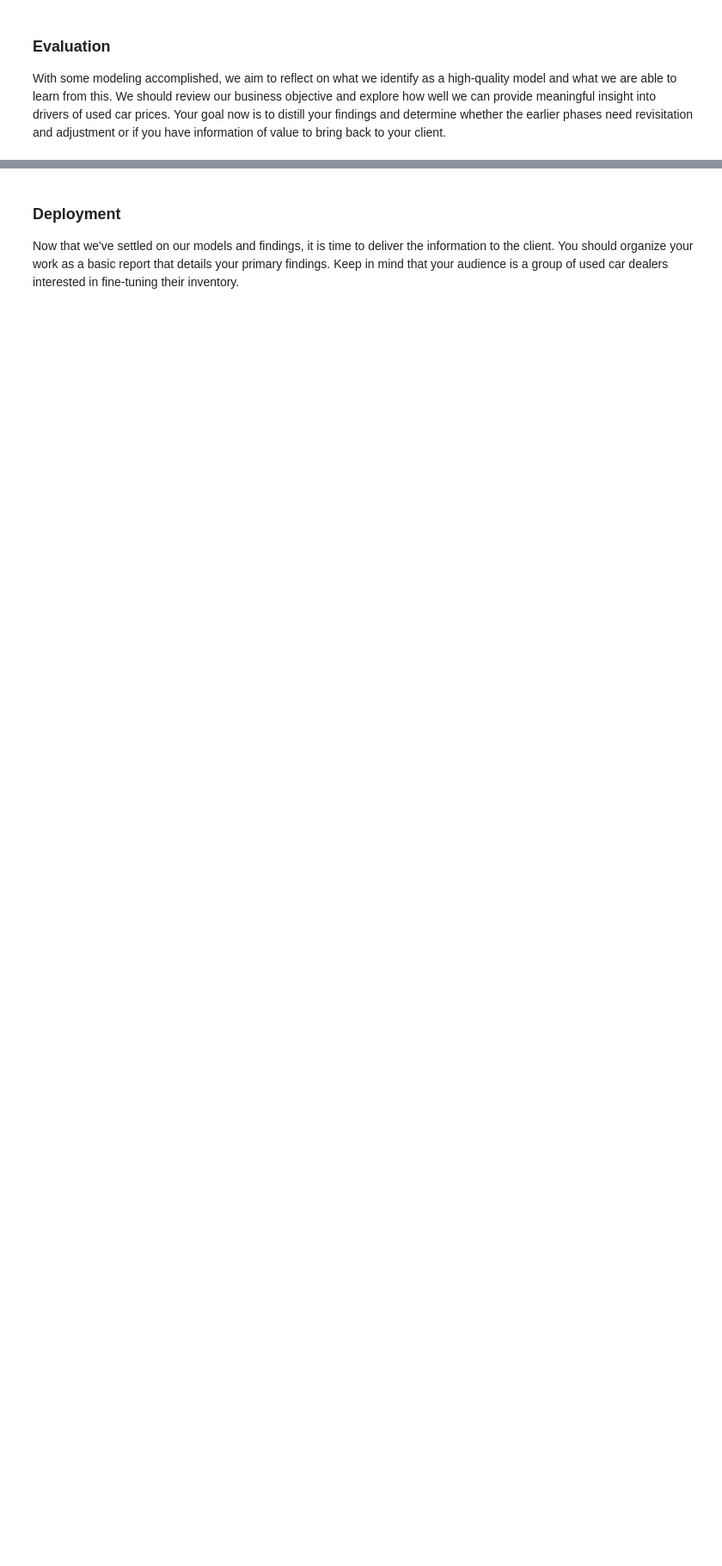
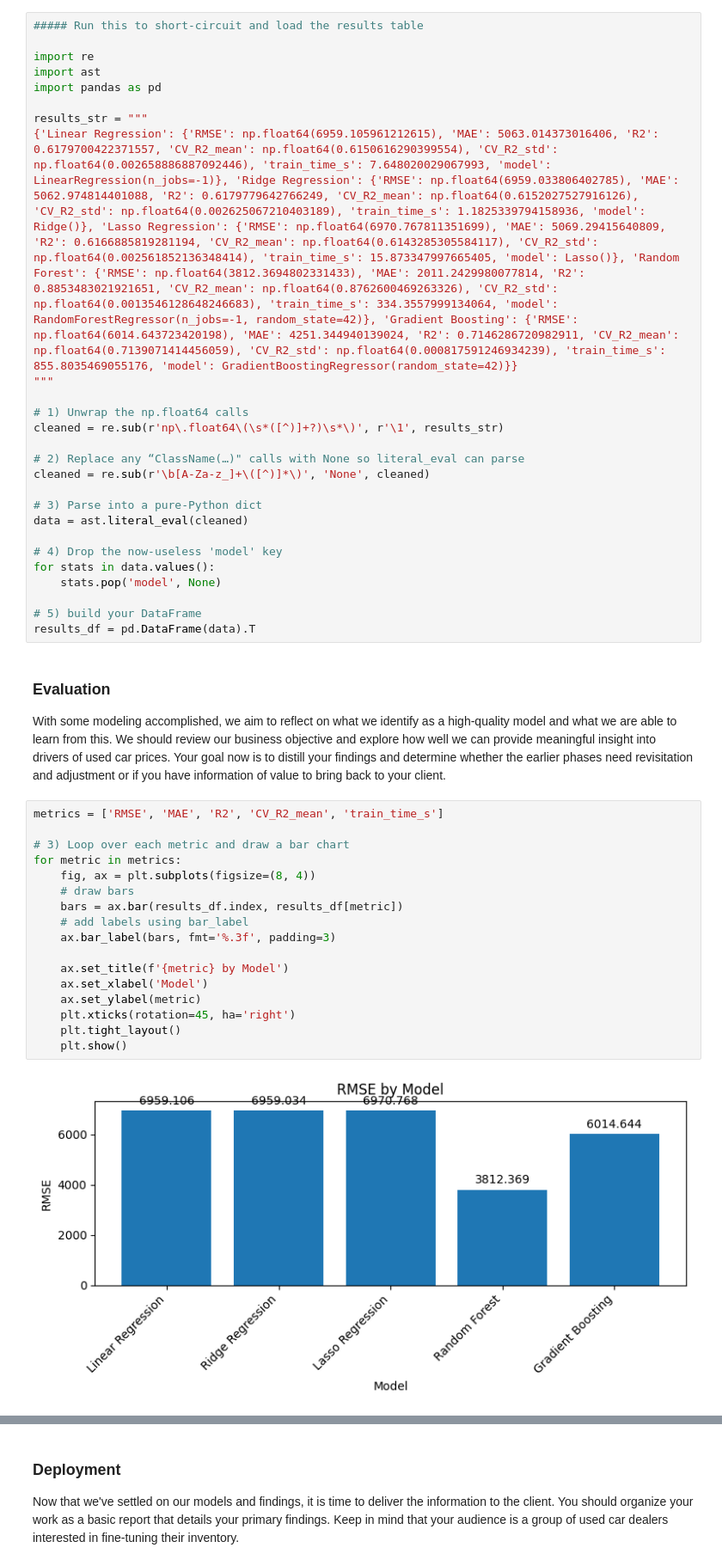
Before and after one commit to rominparekh/AIML_PAA_11_1, a Jupyter notebook: prompt_II.ipynb, the cells around one changed output, grey strips where cells are left out. Shown at 86% size. Saved outputs shown, nothing was run; the diff lists cells and outputs as text; blank space fills up the shorter version.

```diff
--- a/prompt_II.ipynb
+++ b/prompt_II.ipynb
@@ -555,4 +576,49 @@ Ridge (GCV) 10.000 6959.236 0.618
+# %%
+##### Run this to short-circuit and load the results table
+
+import re
+import ast
+import pandas as pd
+
+results_str = """
+{'Linear Regression': {'RMSE': np.float64(6959.105961212615), 'MAE': 5063.014373016406, 'R2': 0.6179700422371557, 'CV_R2_mean': np.float64(0.6150616290399554), 'CV_R2_std': np.float64(0.002658886887092446), 'train_time_s': 7.648020029067993, 'model': LinearRegression(n_jobs=-1)}, 'Ridge Regression': {'RMSE': np.float64(6959.033806402785), 'MAE': 5062.974814401088, 'R2': 0.6179779642766249, 'CV_R2_mean': np.float64(0.6152027527916126), 'CV_R2_std': np.float64(0.002625067210403189), 'train_time_s': 1.1825339794158936, 'model': Ridge()}, 'Lasso Regression': {'RMSE': np.float64(6970.767811351699), 'MAE': 5069.29415640809, 'R2': 0.6166885819281194, 'CV_R2_mean': np.float64(0.6143285305584117), 'CV_R2_std': np.float64(0.002561852136348414), 'train_time_s': 15.873347997665405, 'model': Lasso()}, 'Random Forest': {'RMSE': np.float64(3812.3694802331433), 'MAE': 2011.2429980077814, 'R2': 0.8853483021921651, 'CV_R2_mean': np.float64(0.8762600469263326), 'CV_R2_std': np.float64(0.0013546128648246683), 'train_time_s': 334.3557999134064, 'model': RandomForestRegressor(n_jobs=-1, random_state=42)}, 'Gradient Boosting': {'RMSE': np.float64(6014.643723420198), 'MAE': 4251.344940139024, 'R2': 0.7146286720982911, 'CV_R2_mean': np.float64(0.7139071414456059), 'CV_R2_std': np.float64(0.000817591246934239), 'train_time_s': 855.8035469055176, 'model': GradientBoostingRegressor(random_state=42)}}
+"""
+
+# 1) Unwrap the np.float64 calls
+cleaned = re.sub(r'np\.float64\(\s*([^)]+?)\s*\)', r'\1', results_str)
+
+# 2) Replace any “ClassName(…)" calls with None so literal_eval can parse
+cleaned = re.sub(r'\b[A-Za-z_]+\([^)]*\)', 'None', cleaned)
+
+# 3) Parse into a pure-Python dict
+data = ast.literal_eval(cleaned)
+
+# 4) Drop the now-useless 'model' key
+for stats in data.values():
+    stats.pop('model', None)
+
+# 5) build your DataFrame
+results_df = pd.DataFrame(data).T
 # %% [markdown]
 ### Evaluation
 
 With some modeling accomplished, we aim to reflect on what we identify as a high-quality model and what we are able to learn from this.  We should review our business objective and explore how well we can provide meaningful insight into drivers of used car prices.  Your goal now is to distill your findings and determine whether the earlier phases need revisitation and adjustment or if you have information of value to bring back to your client.
+# %%
+metrics = ['RMSE', 'MAE', 'R2', 'CV_R2_mean', 'train_time_s']
+
+# 3) Loop over each metric and draw a bar chart
+for metric in metrics:
+    fig, ax = plt.subplots(figsize=(8, 4))
+    # draw bars
+    bars = ax.bar(results_df.index, results_df[metric])
+    # add labels using bar_label
+    ax.bar_label(bars, fmt='%.3f', padding=3)
+
+    ax.set_title(f'{metric} by Model')
+    ax.set_xlabel('Model')
+    ax.set_ylabel(metric)
+    plt.xticks(rotation=45, ha='right')
+    plt.tight_layout()
+    plt.show()
+# %% [output]
+[figure, added]
```
Also changed, not shown: parts of 8 cells of this notebook, 7 other files.
